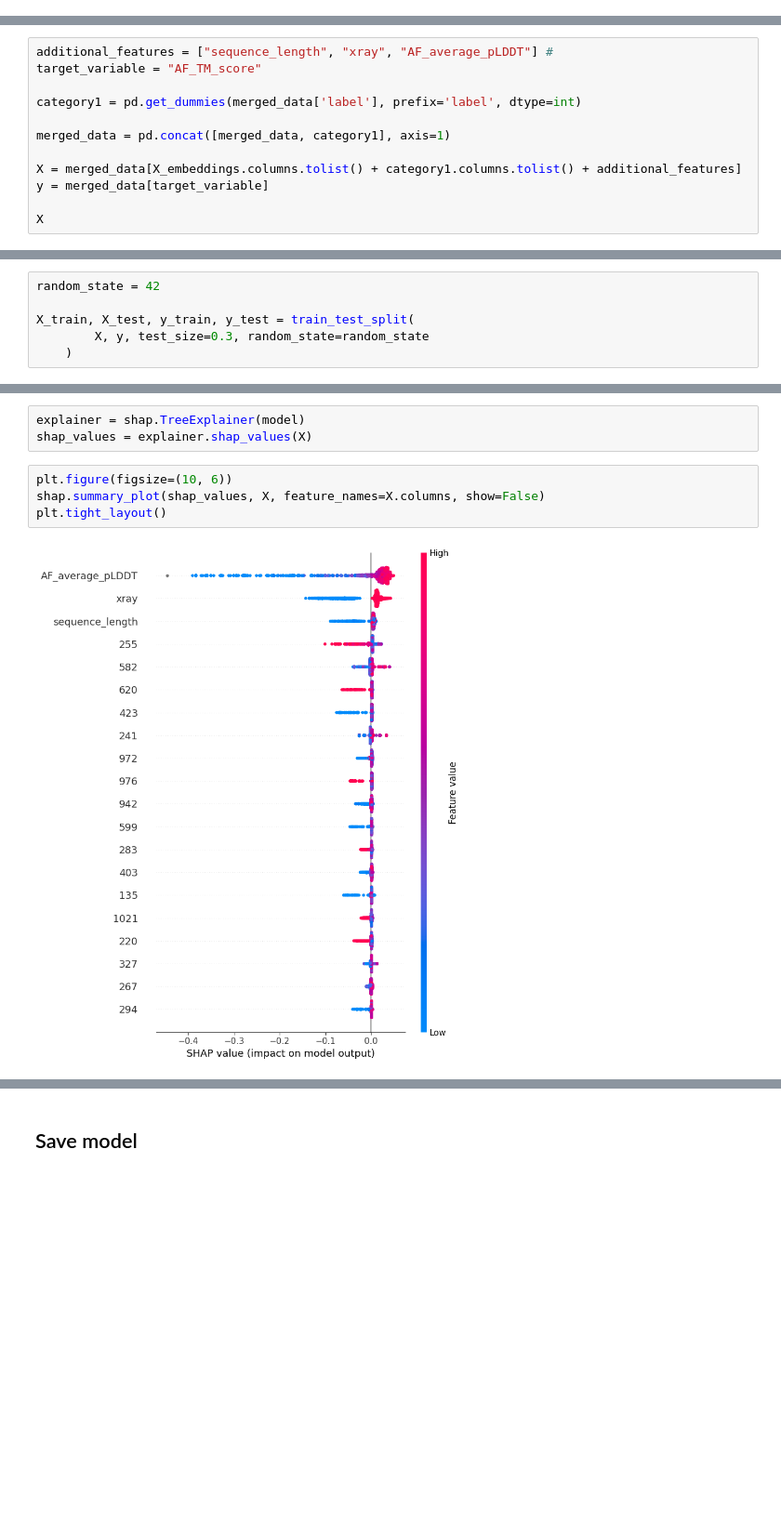
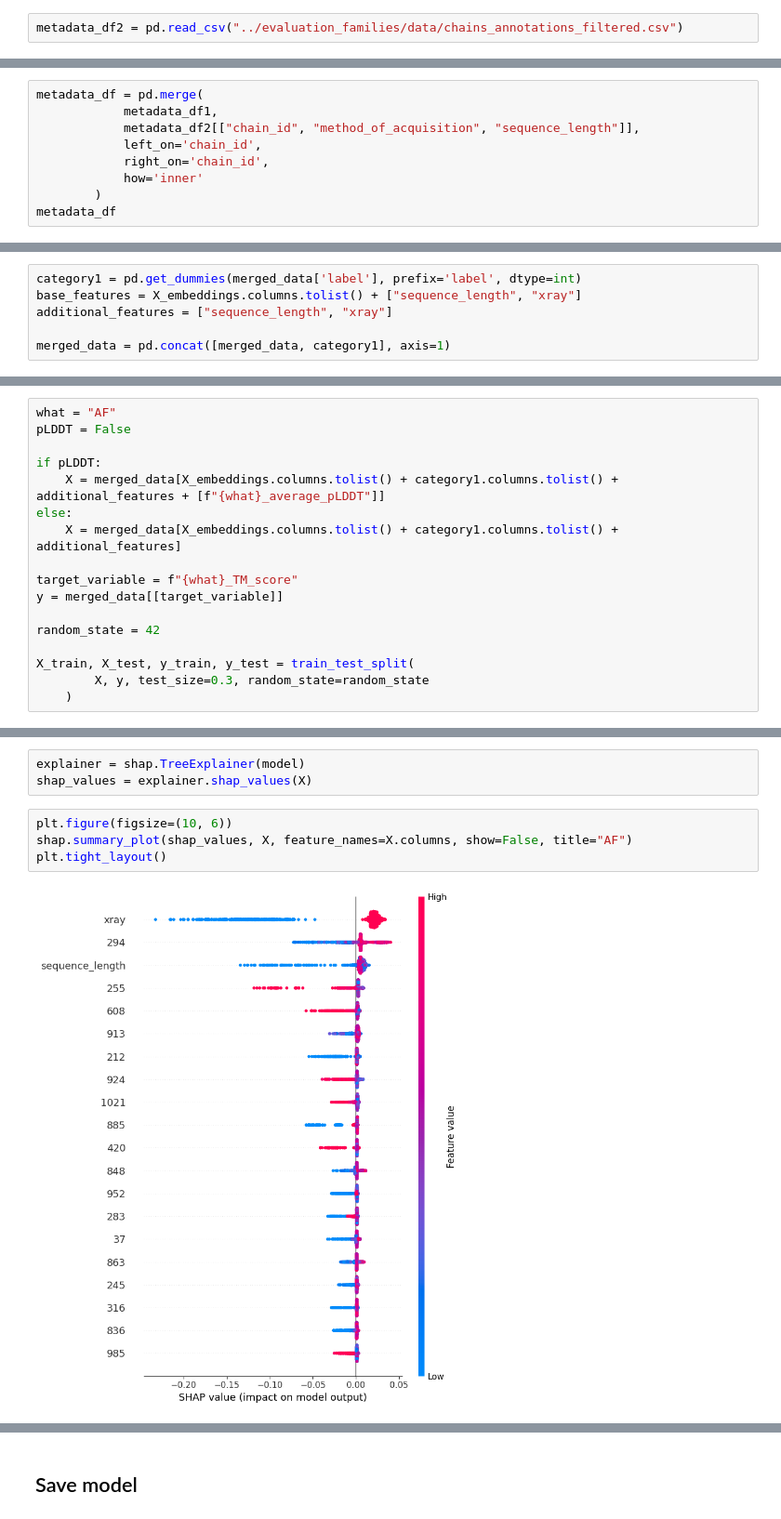
Before and after one commit to ML-Bioinfo-CEITEC/CAoPSPT, a Jupyter notebook: embeddings/LightGBM.ipynb, the cells around one changed output, grey strips where cells are left out. Shown at 93% size. Saved outputs shown, nothing was run; the diff lists cells and outputs as text; blank space fills up the shorter version.

```diff
--- a/embeddings/LightGBM.ipynb
+++ b/embeddings/LightGBM.ipynb
@@ -43,0 +37,2 @@ metadata_df
+# %%
+metadata_df2 = pd.read_csv("../evaluation_families/data/chains_annotations_filtered.csv")
@@ -52,3 +63,12 @@ SOLID-STATE NMR                4
 NEUTRON DIFFRACTION            2
 ELECTRON CRYSTALLOGRAPHY       2
 Name: count, dtype: int64
+# %%
+metadata_df = pd.merge(
+            metadata_df1,
+            metadata_df2[["chain_id", "method_of_acquisition", "sequence_length"]],
+            left_on='chain_id',
+            right_on='chain_id',
+            how='inner'
+        )
+metadata_df
@@ -100,13 +133,7 @@ Index(['pdb_id', 'label', 'chain_id', 'AF_average_pLDDT', 'OF_average_pLDDT',
       dtype='object')
 # %%
-additional_features = ["sequence_length", "xray", "AF_average_pLDDT"] #
-target_variable = "AF_TM_score"
-
 category1 = pd.get_dummies(merged_data['label'], prefix='label', dtype=int)
+base_features = X_embeddings.columns.tolist() + ["sequence_length", "xray"]
+additional_features = ["sequence_length", "xray"]
 
 merged_data = pd.concat([merged_data, category1], axis=1)
-
-X = merged_data[X_embeddings.columns.tolist() + category1.columns.tolist() + additional_features]
-y = merged_data[target_variable]
-
-X
@@ -127,6 +140,17 @@ X
 # %% [markdown]
 ## LightGBM training
 # %%
+what = "AF"
+pLDDT = False
+
+if pLDDT:
+    X = merged_data[X_embeddings.columns.tolist() + category1.columns.tolist() + additional_features + [f"{what}_average_pLDDT"]]
+else:
+    X = merged_data[X_embeddings.columns.tolist() + category1.columns.tolist() + additional_features]
+
+target_variable = f"{what}_TM_score"
+y = merged_data[[target_variable]]
+
 random_state = 42
 
 X_train, X_test, y_train, y_test = train_test_split(
@@ -179,10 +223,10 @@ explainer = shap.TreeExplainer(model)
 shap_values = explainer.shap_values(X)
 # %%
 plt.figure(figsize=(10, 6))
-shap.summary_plot(shap_values, X, feature_names=X.columns, show=False)
+shap.summary_plot(shap_values, X, feature_names=X.columns, show=False, title="AF")
 plt.tight_layout()
 # %% [output]
-[figure, old version]
+[figure, new version]
 # %%
 feature_importance = pd.DataFrame({
         'feature': X.columns,
```
Also changed, not shown: parts of 21 cells of this notebook, 3 other files.
